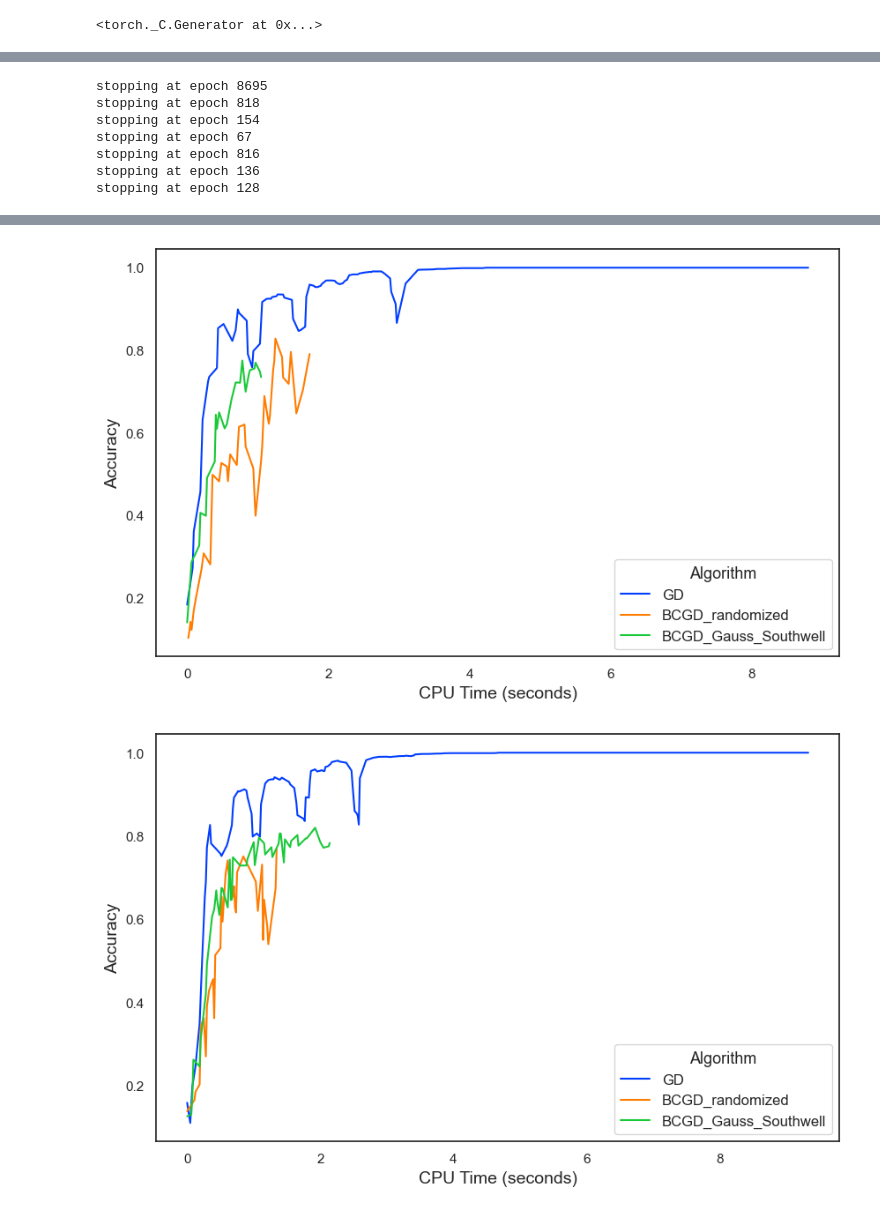
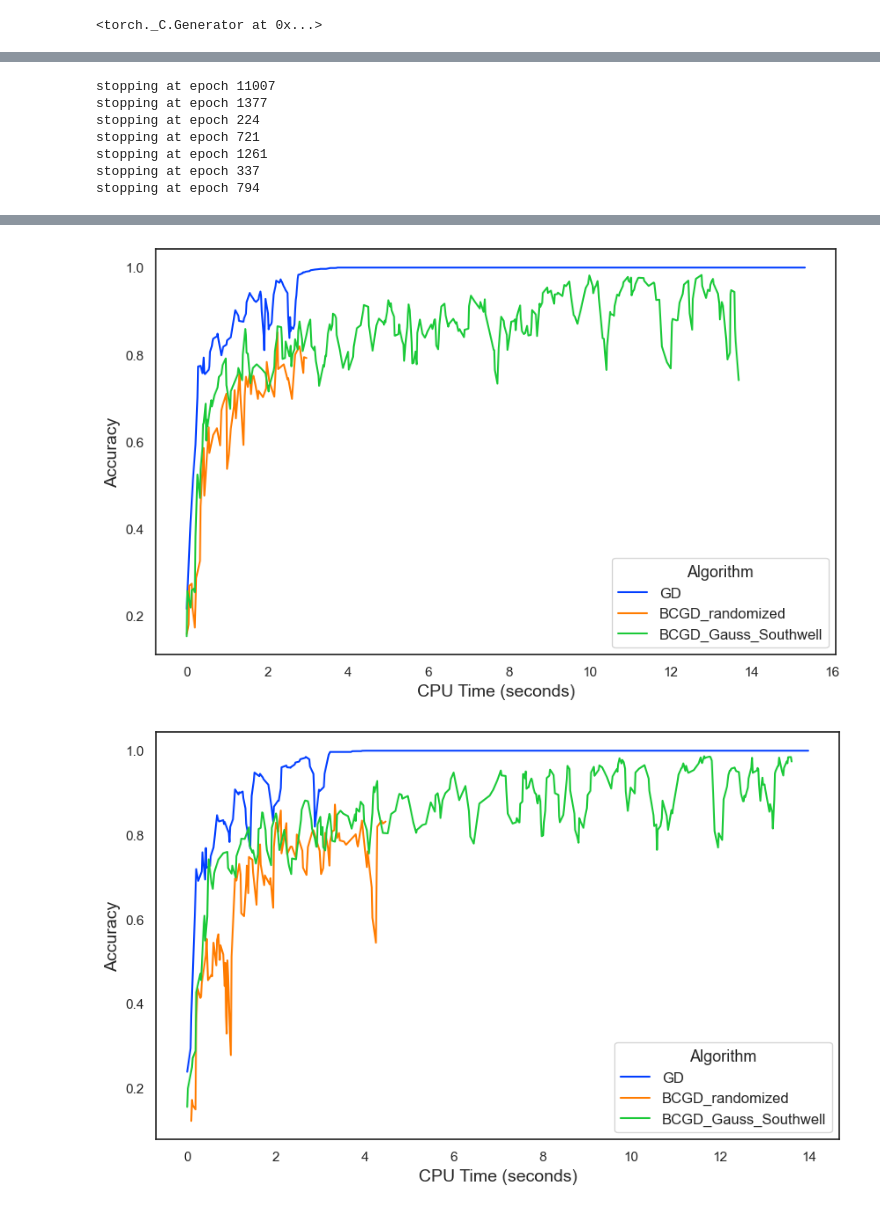
Before and after one commit to Aiecco/BCGD-methods, a Jupyter notebook: Report_Plotted_Alessandro/Final Optimization Code.ipynb, the cells around one changed output, grey strips where cells are left out. Cells and saved outputs as stored; diff of their text form; code cells hidden in the pictures.

```diff
--- a/Report_Plotted_Alessandro/Final Optimization Code.ipynb
+++ b/Report_Plotted_Alessandro/Final Optimization Code.ipynb
@@ -17,7 +17,7 @@ device = torch.device('cpu')
 
 lr = 6e-6
 epochs = 20000
-PAT = 40
+PAT = 120
 TOL = 1e-4
 
 torch.manual_seed(17)
@@ -315,5 +315,5 @@ stopping at epoch 3073
 # %%
-block_size = 8
+block_size = 9
 mnist_results, fixed_stepsize, block_stepsize, exact_stepsize = Run(MNIST, epochs, block_size, PAT, TOL)
 plot_results({k: v['Fixed'] for k, v in mnist_results.items()}, "mnist_fixed")
 plot_results({k: v['Block'] for k, v in mnist_results.items()}, "mnist_block")
@@ -326,10 +326,10 @@ plot_stepsizes_fixed_block_exact(
     "mnist_stepsizes"
 )
 # %% [output]
-stopping at epoch 8695
-stopping at epoch 818
-stopping at epoch 154
-stopping at epoch 67
-stopping at epoch 816
-stopping at epoch 136
-stopping at epoch 128
+stopping at epoch 11007
+stopping at epoch 1377
+stopping at epoch 224
+stopping at epoch 721
+stopping at epoch 1261
+stopping at epoch 337
+stopping at epoch 794
@@ -337,2 +337,2 @@ stopping at epoch 128
-[figure, old version]
+[figure, new version]
-[figure, old version]
+[figure, new version]
```
Also changed, not shown: parts of 3 cells of this notebook.
